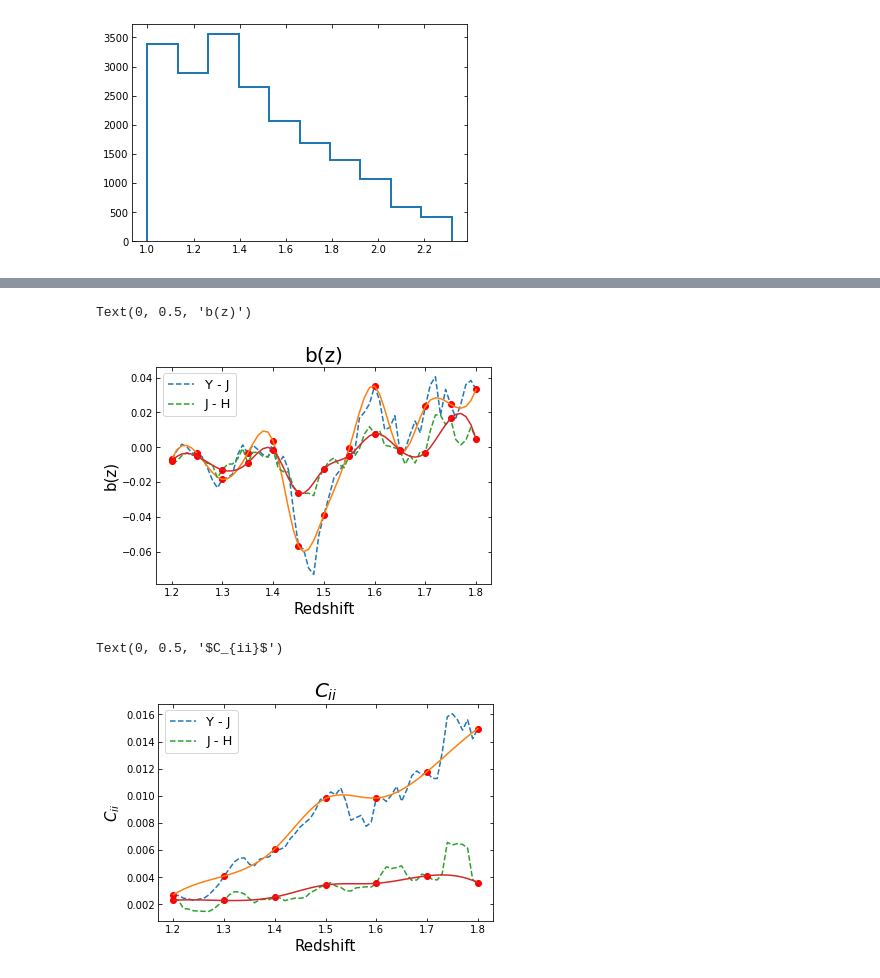
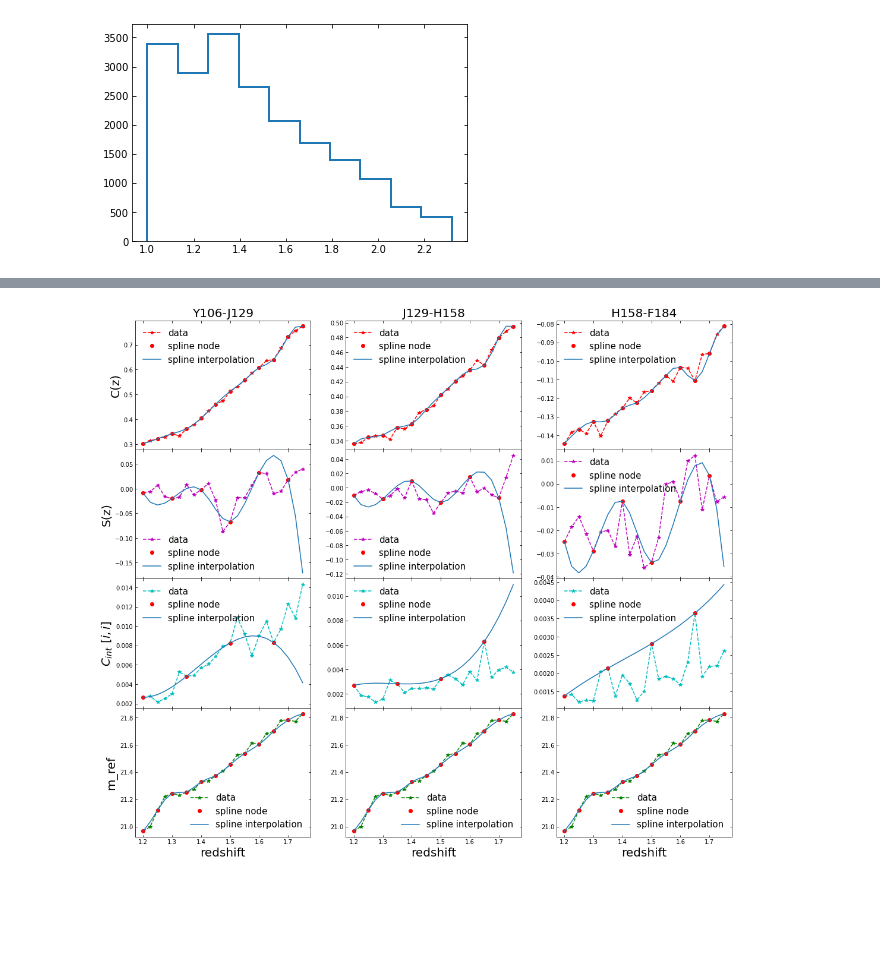
Before and after one commit to Zhiyuan-G/Rubin-Roman-redmagic, a Jupyter notebook: Roman_red_sequence_calibration.ipynb, the cells around one changed output, grey strips where cells are left out. Drawn from its saved outputs; the diff is of its cells as text; code cells hidden in the pictures; blank space fills up the shorter version.

```diff
--- a/Roman_red_sequence_calibration.ipynb
+++ b/Roman_red_sequence_calibration.ipynb
@@ -195,42 +322,29 @@ Text(0, 0.5, 'a(z)')
-# %%
-
-
-plt.title('b(z)',fontsize = 20)
-plt.plot(zs_low,parms_y_j[:,1],'--',label = 'Y - J')
-
-plt.plot(b_z,b_10_yj,'ro')
-f3 = interp1d(b_z,b_10_yj, kind='cubic')
-plt.plot(zs_low,f3(zs_low))
-
-plt.plot(zs_low,parms_j_h[:,1],'--',label = 'J - H')
-plt.plot(b_z,b_10_jh,'ro')
-f3 = interp1d(b_z,b_10_jh, kind='cubic')
-plt.plot(zs_low,f3(zs_low))
-
-plt.legend(fontsize = 13)
-plt.xlabel('Redshift',fontsize = 15)
-plt.ylabel('b(z)',fontsize = 15)
-# %% [output]
-Text(0, 0.5, 'b(z)')
-[figure, removed]
-# %%
-
-
-plt.title(r'$C_{ii}$',fontsize = 20)
-
-plt.plot(zs_low,parms_y_j[:,2],'--',label = 'Y - J')
-plt.plot(c_z,c_10_yj,'ro')
-f3 = interp1d(c_z,c_10_yj, kind='cubic')
-plt.plot(zs_low,f3(zs_low),'-')
-
-plt.plot(zs_low,parms_j_h[:,2],'--',label = 'J - H')
-plt.plot(c_z,c_10_jh,'ro')
-f3 = interp1d(c_z,c_10_jh, kind='cubic')
-plt.plot(zs_low,f3(zs_low),'-')
-
-plt.legend(fontsize = 13)
-plt.xlabel('Redshift',fontsize = 15)
-plt.ylabel(r'$C_{ii}$',fontsize = 15)
-# %% [output]
-Text(0, 0.5, '$C_{ii}$')
-[figure, removed]
+# %%
+f,ax = plt.subplots(4,3,figsize = (18,16),sharex= True)
+colors = ['r','m','c','g']
+labels = ['C(z)','S(z)',r'$C_{int}\ [i,i]$','m_ref']
+plt.subplots_adjust(hspace= 0.0)
+node_num = [2,4,6,2]
+for j in range(4):
+    for k in range(3):
+        ax[0][k].set_title( ('%s-%s')%(fr[k],fr[k+1]),fontsize = 20)
+        node_z = []
+        node_val = []
+        if j == 2:
+            ax[j][k].plot(zs_low,(parm_vals[:,k*4+j]),'*--',color = colors[j],label = 'data')
+        else:
+            ax[j][k].plot(zs_low,parm_vals[:,k*4+j],'*--',color = colors[j],label = 'data')
+        ax[-1][k].set_xlabel('redshift',fontsize = 20)
+
+        for ii in range(len(parm_vals[:,k*4+j])):
+            if ii % node_num[j] == 0:
+                node_z.append(zs_low[ii])
+                node_val.append(parm_vals[:,k*4+j][ii])
+        f = interp1d(node_z, node_val, kind='cubic',fill_value='extrapolate')
+        ax[j][k].plot(node_z,node_val,'ro',label = 'spline node')
+        ax[j][k].plot(zs_low,f(zs_low),'-',label = 'spline interpolation')
+        if k == 0:
+            ax[j][k].set_ylabel(labels[j],fontsize = 20)
+        ax[j][k].legend(fontsize = 15,frameon = False)
+# %% [output]
+[figure, added]
```
Also changed, not shown: parts of 30 cells of this notebook.
